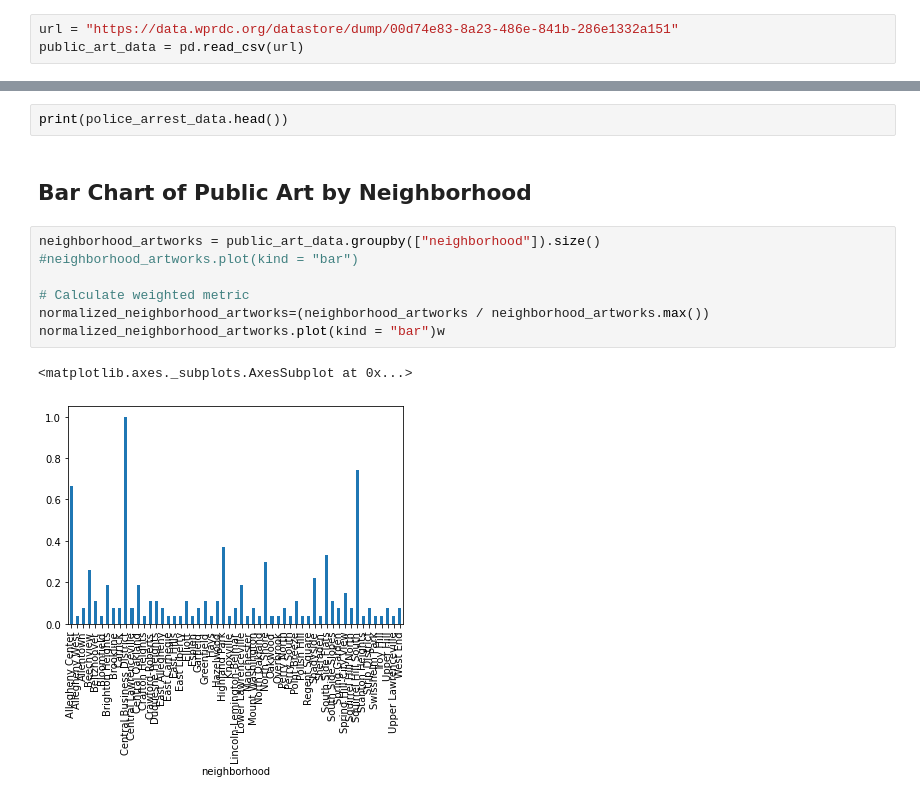
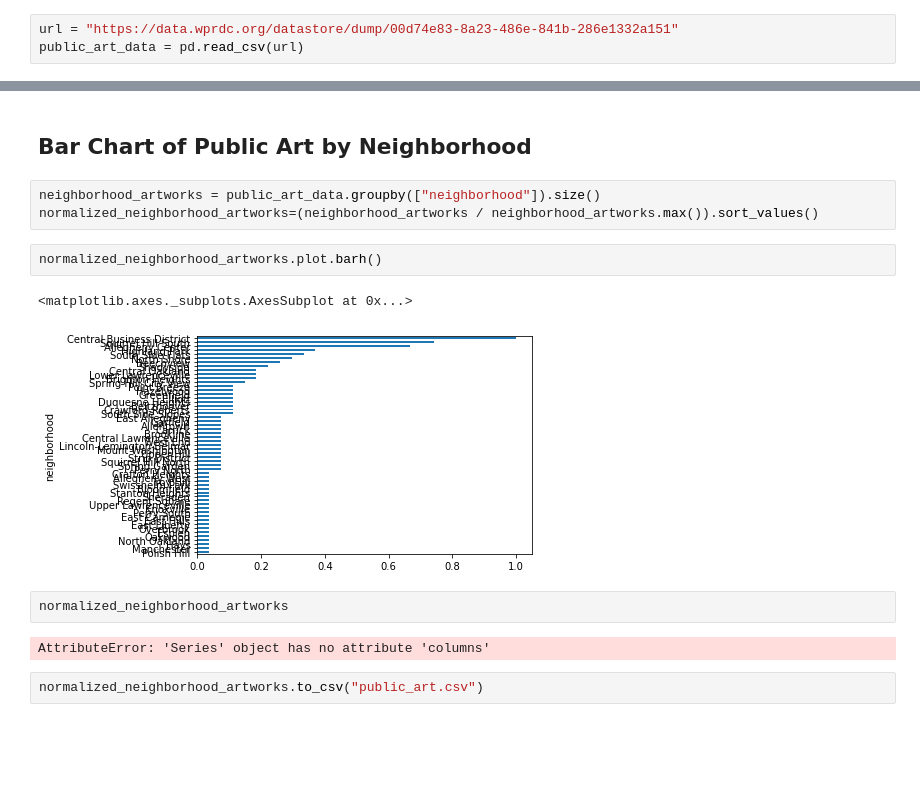
Before and after one commit to jlgingrich/cmpinf0010-final-project, a Jupyter notebook: Liam_Notebook.ipynb, the cells around one changed output, grey strips where cells are left out. Cells and saved outputs as stored; diff of their text form; blank space fills up the shorter version.

```diff
--- a/Liam_Notebook.ipynb
+++ b/Liam_Notebook.ipynb
@@ -41,14 +30,16 @@ len(public_art_data)
-# %%
-print(police_arrest_data.head())
 # %% [markdown]
 ## Bar Chart of Public Art by Neighborhood
 # %%
 neighborhood_artworks = public_art_data.groupby(["neighborhood"]).size()
-#neighborhood_artworks.plot(kind = "bar")
-
-# Calculate weighted metric
-normalized_neighborhood_artworks=(neighborhood_artworks / neighborhood_artworks.max())
-normalized_neighborhood_artworks.plot(kind = "bar")w
+normalized_neighborhood_artworks=(neighborhood_artworks / neighborhood_artworks.max()).sort_values()
-# %% [output]
-<matplotlib.axes._subplots.AxesSubplot at 0x...>
-[figure, removed]
+# %%
+normalized_neighborhood_artworks.plot.barh()
+# %% [output]
+<matplotlib.axes._subplots.AxesSubplot at 0x...>
+[figure, added]
+# %%
+normalized_neighborhood_artworks
+# %% [output]
+AttributeError: 'Series' object has no attribute 'columns'
+# %%
+normalized_neighborhood_artworks.to_csv("public_art.csv")
```
Also changed, not shown: parts of 5 cells of this notebook, 7 other files.
